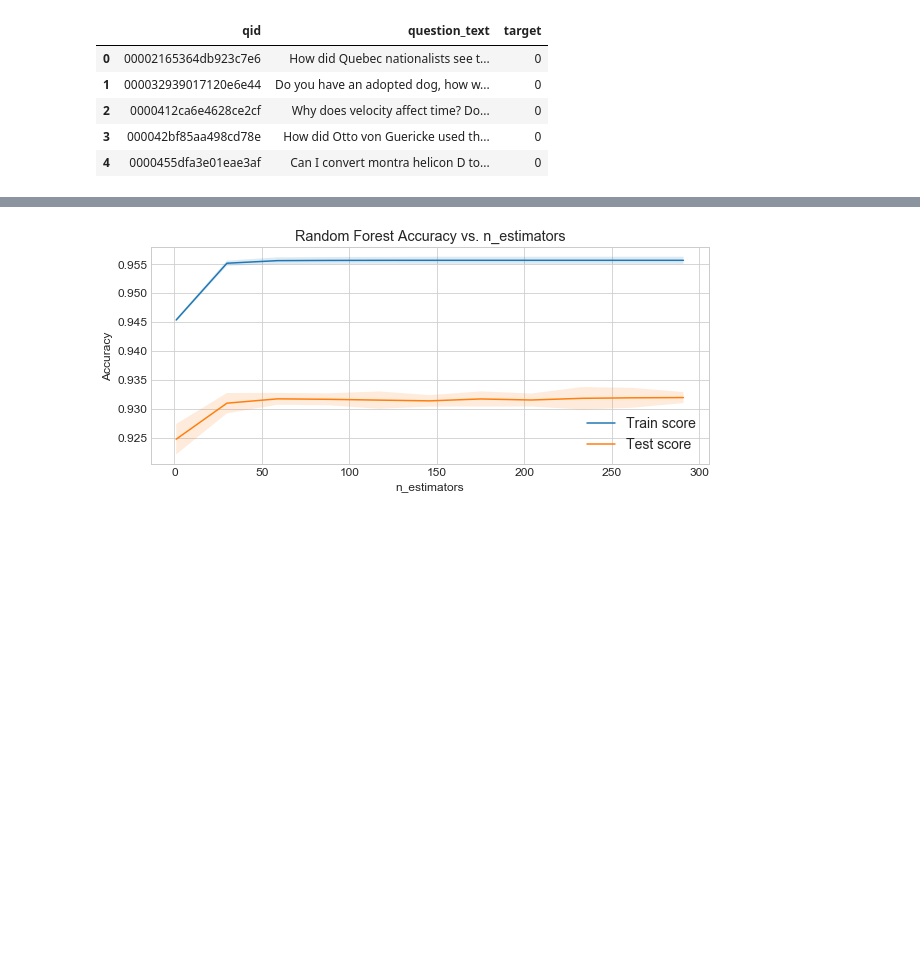
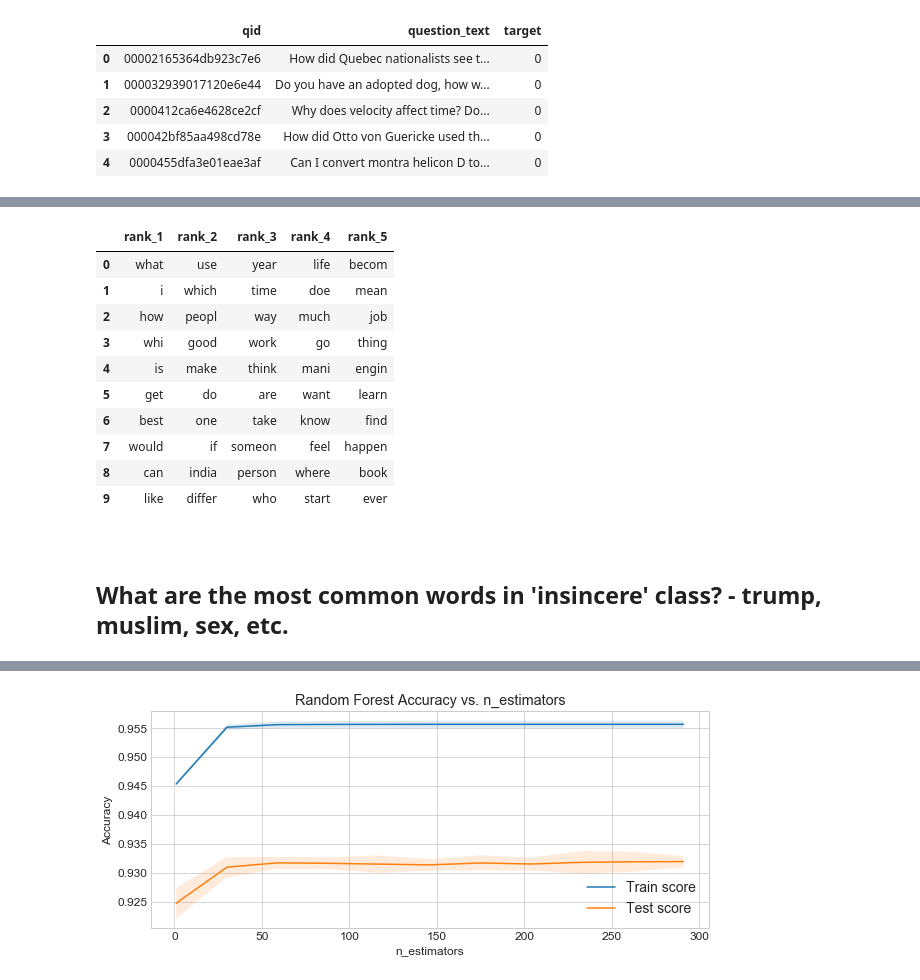
Before and after one commit to Kearlay/NLP-project, a Jupyter notebook: Quora_insincere.ipynb, the cells around one changed output, grey strips where cells are left out. Drawn from its saved outputs; the diff is of its cells as text; code cells hidden in the pictures; blank space fills up the shorter version.

```diff
--- a/Quora_insincere.ipynb
+++ b/Quora_insincere.ipynb
@@ -258,0 +207,43 @@ plt.show()
+# %%
+def tokenize(txt):
+
+    def tokenize(s):
+        re_tok = re.compile(f'([{string.punctuation}“”¨«»®´·º½¾¿¡§£₤‘’])')
+        return re_tok.sub(r' ', s).split()
+
+    token_txt = tokenize(txt)
+    stops = set(nltk.corpus.stopwords.words('english'))
+    stemmer = nltk.stem.SnowballStemmer('english')
+    return [stemmer.stem(token) for token in token_txt if token not in stops]
+
+
+def count_word(txt, count_dict):
+    clean_txt = tokenize(txt)
+    for word in clean_txt:
+        count_dict[word] = count_dict.get(word, 0) + 1
+
+sincere_word_counter = {}
+sincere['question_text'].map(partial(count_word, count_dict=sincere_word_counter))
+# %%
+sorted_sincere_counter = sorted(sincere_word_counter.items(), key = lambda x: x[1], reverse=True)[:50]
+printing = [row[0] for row in sorted_sincere_counter]
+
+table_sincere = pd.DataFrame({'rank_1': printing[:10], 'rank_2':printing[10:20], 'rank_3':printing[20:30],
+                             'rank_4':printing[30:40], 'rank_5':printing[40:50]})
+table_sincere
+# %% [output]
+|  | rank_1 | rank_2 | rank_3 | rank_4 | rank_5 |
+| 0 | what | use | year | life | becom |
+| 1 | i | which | time | doe | mean |
+| 2 | how | peopl | way | much | job |
+| 3 | whi | good | work | go | thing |
+| 4 | is | make | think | mani | engin |
+| 5 | get | do | are | want | learn |
+| 6 | best | one | take | know | find |
+| 7 | would | if | someon | feel | happen |
+| 8 | can | india | person | where | book |
+| 9 | like | differ | who | start | ever |
+# %% [markdown]
+<br>
+
+## What are the most common words in 'insincere' class? - trump, muslim, sex, etc.
```
Also changed, not shown: parts of 76 cells of this notebook.
